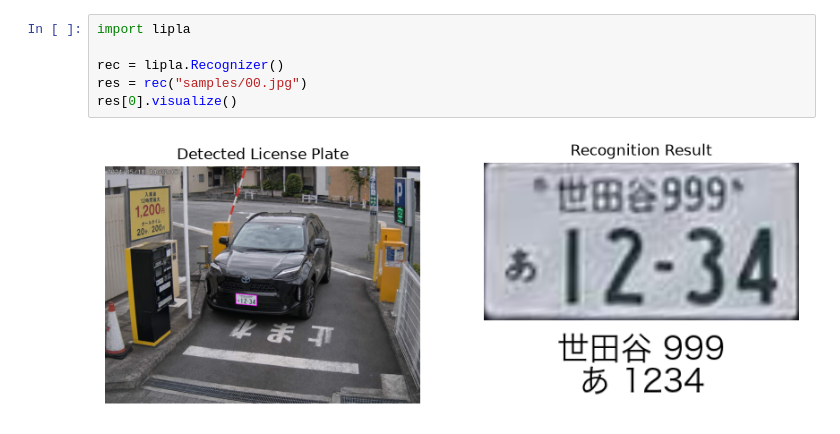
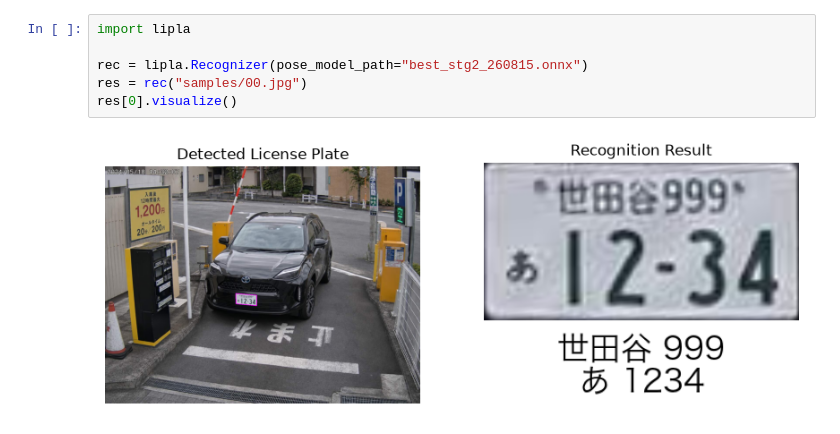
Before and after one commit to ikeboo/Lipla-jp, a Jupyter notebook: demo.ipynb, the cells around one changed output. Drawn from its saved outputs; the diff is of its cells as text.

```diff
--- a/demo.ipynb
+++ b/demo.ipynb
@@ -1,11 +1,11 @@
 # %%
 import lipla
 
-rec = lipla.Recognizer()
+rec = lipla.Recognizer(pose_model_path="best_stg2_260815.onnx")
 res = rec("samples/00.jpg")
 res[0].visualize()
 # %% [output]
-[figure, old version]
+[figure, new version]
 # %%
 res = rec("samples/01.jpg")
 res[0].visualize()
```
Also changed, not shown: parts of 1 cell of this notebook, 1 other file.
